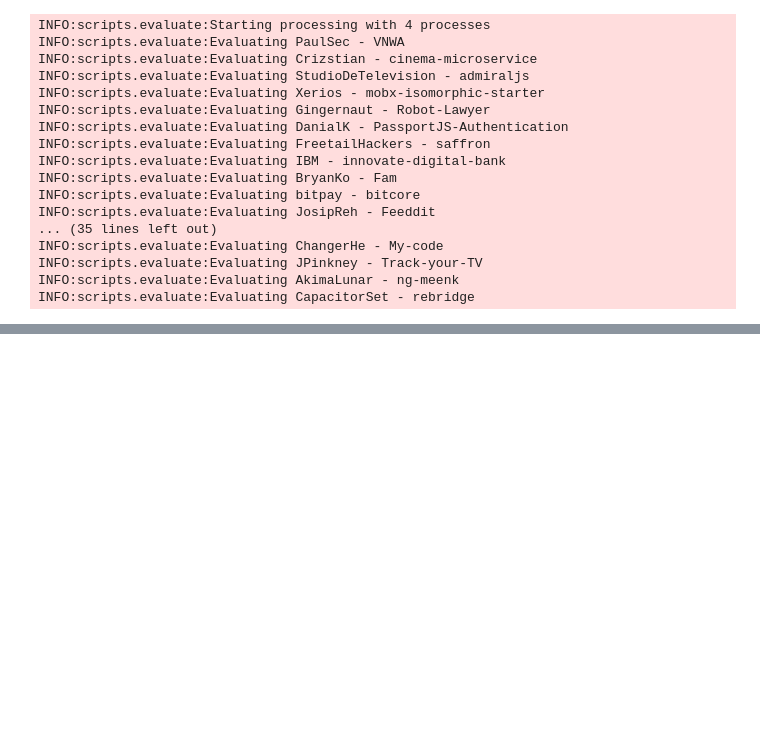
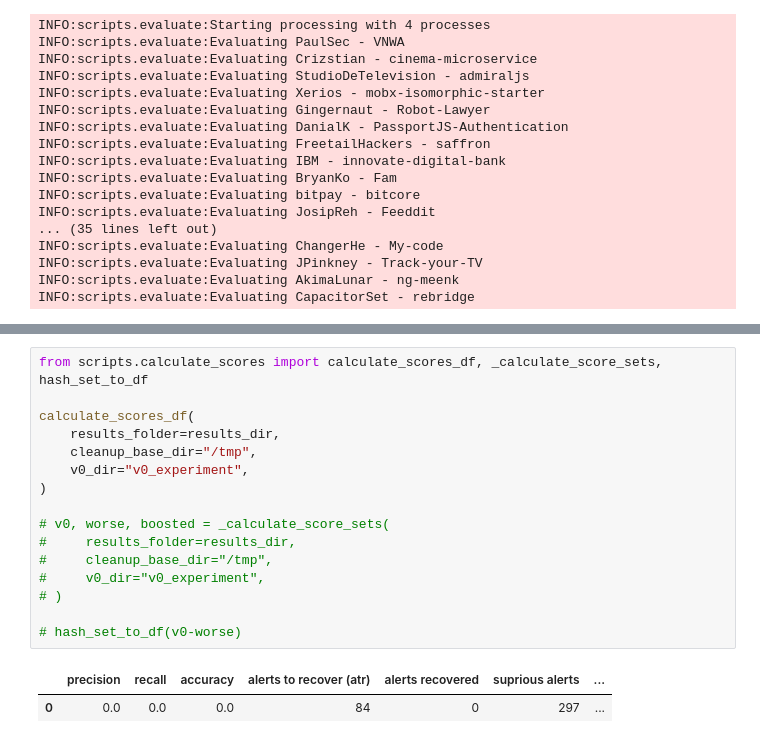
Before and after one commit to thepalbi/tsm-pipeline, a Jupyter notebook: code/notebooks/datasets_nosql_1.ipynb, the cells around one changed output, grey strips where cells are left out. Cells and saved outputs as stored; diff of their text form; blank space fills up the shorter version.

```diff
--- a/code/notebooks/datasets_nosql_1.ipynb
+++ b/code/notebooks/datasets_nosql_1.ipynb
@@ -172,0 +329,19 @@ calculate_scores_df(
+# %%
+from scripts.calculate_scores import calculate_scores_df, _calculate_score_sets, hash_set_to_df
+
+calculate_scores_df(
+    results_folder=results_dir,
+    cleanup_base_dir="/tmp",
+    v0_dir="v0_experiment",
+)
+
+# v0, worse, boosted = _calculate_score_sets(
+#     results_folder=results_dir,
+#     cleanup_base_dir="/tmp",
+#     v0_dir="v0_experiment",
+# )
+
+# hash_set_to_df(v0-worse)
+# %% [output]
+|  | precision | recall | accuracy | alerts to recover (atr) | alerts recovered | suprious alerts | ... |
+| 0 | 0.0 | 0.0 | 0.0 | 84 | 0 | 297 | ... |
```
Also changed, not shown: parts of 27 cells of this notebook, 2 other files.
